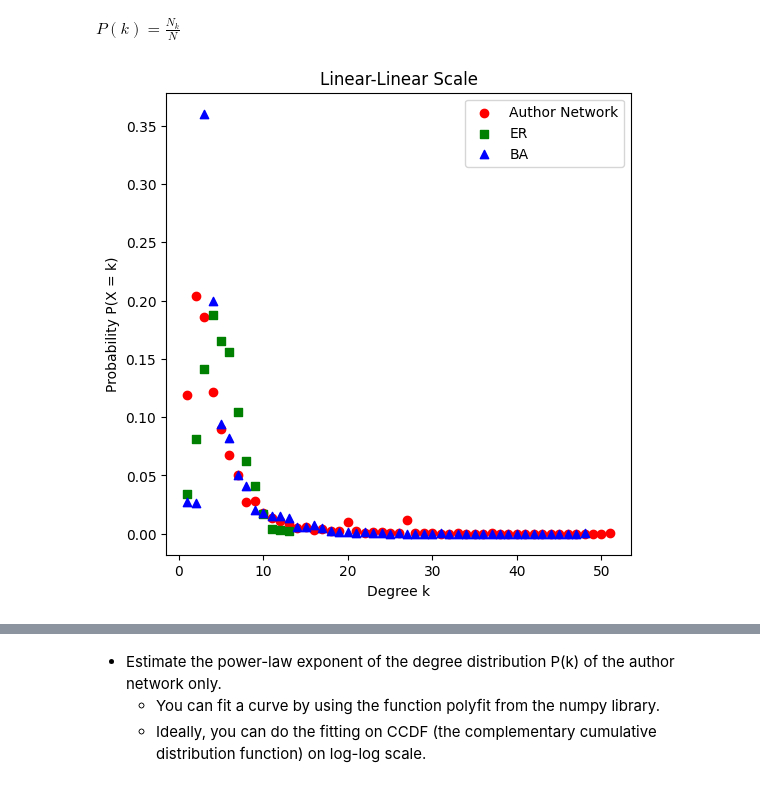
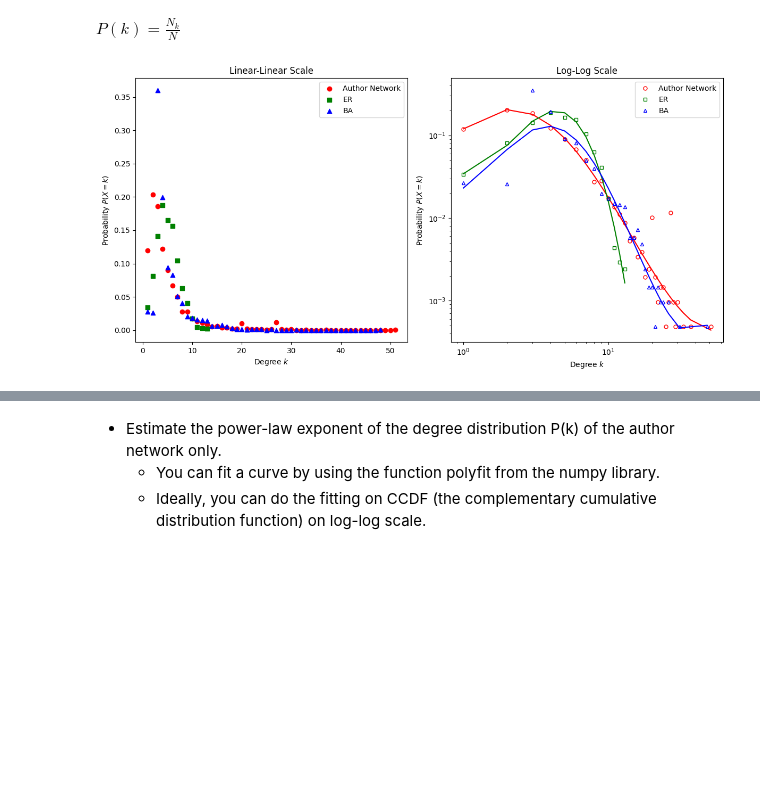
Before and after one commit to ignRyann/author-network-analysis, a Jupyter notebook: coursework1.ipynb, the cells around one changed output, grey strips where cells are left out. Saved outputs shown, nothing was run; the diff lists cells and outputs as text; code cells hidden in the pictures; blank space fills up the shorter version.

```diff
--- a/coursework1.ipynb
+++ b/coursework1.ipynb
@@ -126,33 +126,30 @@ respectively
 # %% [markdown]
 $ P(k) = \frac{N_k}{N}$
 # %%
-def plot_degree_distribution_linear_scale(graphs, labels):
+def plot_degree_distribution(graphs, graph_names):
     colors = ["red", "green", "blue"]
     markers = ['o', 's', '^']
 
-    plt.figure(figsize=(6,6))
+    # Linear scale plot
+    plt.figure(figsize=(12,6))
+    plt.subplot(1, 2, 1)  # first subplot
     plt.title("Linear-Linear Scale")
-    plt.xlabel("Degree k")
-    plt.ylabel("Probability P(X = k)")
+    plt.xlabel("Degree $k$")
+    plt.ylabel("Probability $P(X=k)$")
 
     for i, G in enumerate(graphs):
         N_k = nx.degree_histogram(G)[1:]
         pk = [i/sum(N_k) for i in N_k]  # normalized so they sum to 1
         k = list(range(1, len(N_k) + 1))
-        plt.scatter(k, pk, c=colors[i], label=labels[i], marker= markers[i])
-        # plt.plot(k, pk, c=color_map[i])  # this line connects the scatter points
+        plt.scatter(k, pk, c=colors[i], label=graph_names[i], marker=markers[i])
 
     plt.legend(loc='upper right')
-    plt.show()
 
-def plot_degree_distribution_log_scale(graphs, graph_names):
-    colors = ["red", "green", "blue"]
-    markers = ['o', 's', '^']
-
-    plt.figure(figsize=(6,6))
+    # Log-log scale plot
+    plt.subplot(1, 2, 2)  # second subplot
     plt.title("Log-Log Scale")
-    plt.xlabel("Degree k")
-    plt.ylabel("Probability P(X = k)")
+    plt.xlabel("Degree $k$")
+    plt.ylabel("Probability $P(X=k)$")
 
     for i, G in enumerate(graphs):
         N_k = nx.degree_histogram(G)
@@ -177,9 +174,10 @@ def plot_degree_distribution_log_scale(graphs, graph_names):
                    linewidth= 0.6)
         plt.loglog(k, y_fit, color=colors[i])  # best fit curve
 
+    plt.tight_layout()
     plt.legend()
     plt.show()
 # %%
-plot_degree_distribution_linear_scale([author_network, ER, BA], ['Author Network', 'ER', 'BA'])
+plot_degree_distribution([author_network, ER, BA], ['Author Network', 'ER', 'BA'])
 # %% [output]
-[figure, old version]
+[figure, new version]
```
Also changed, not shown: parts of 2 cells of this notebook, 4 other files.
